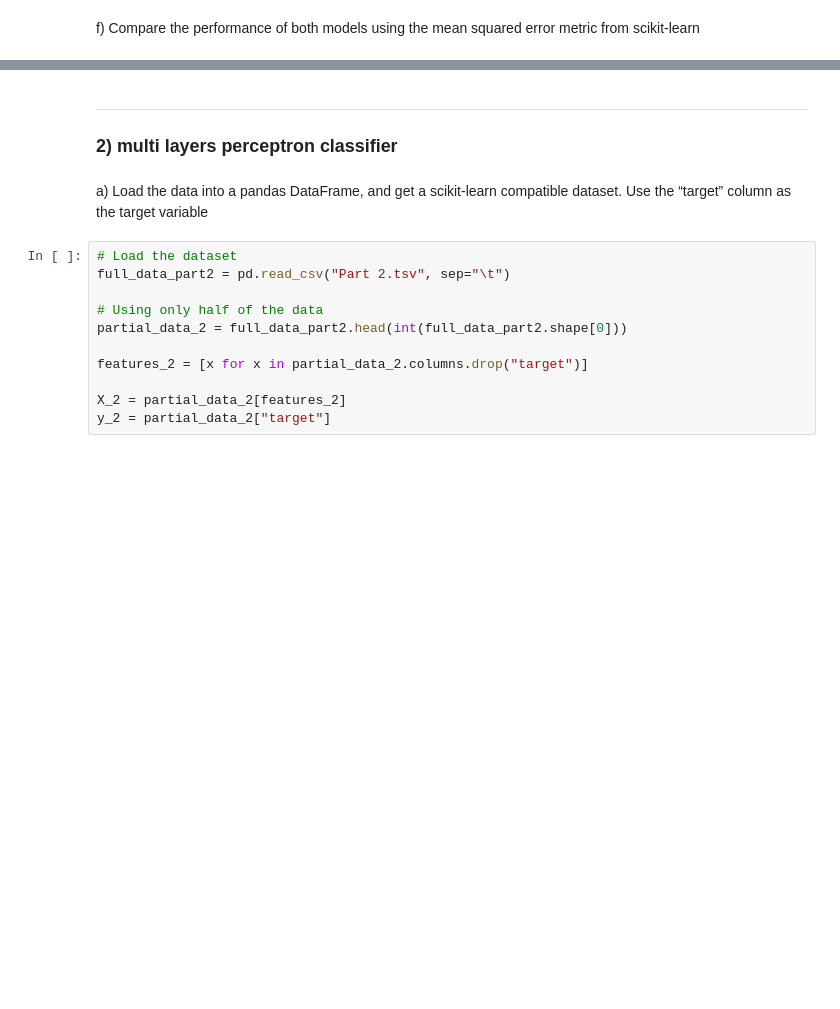
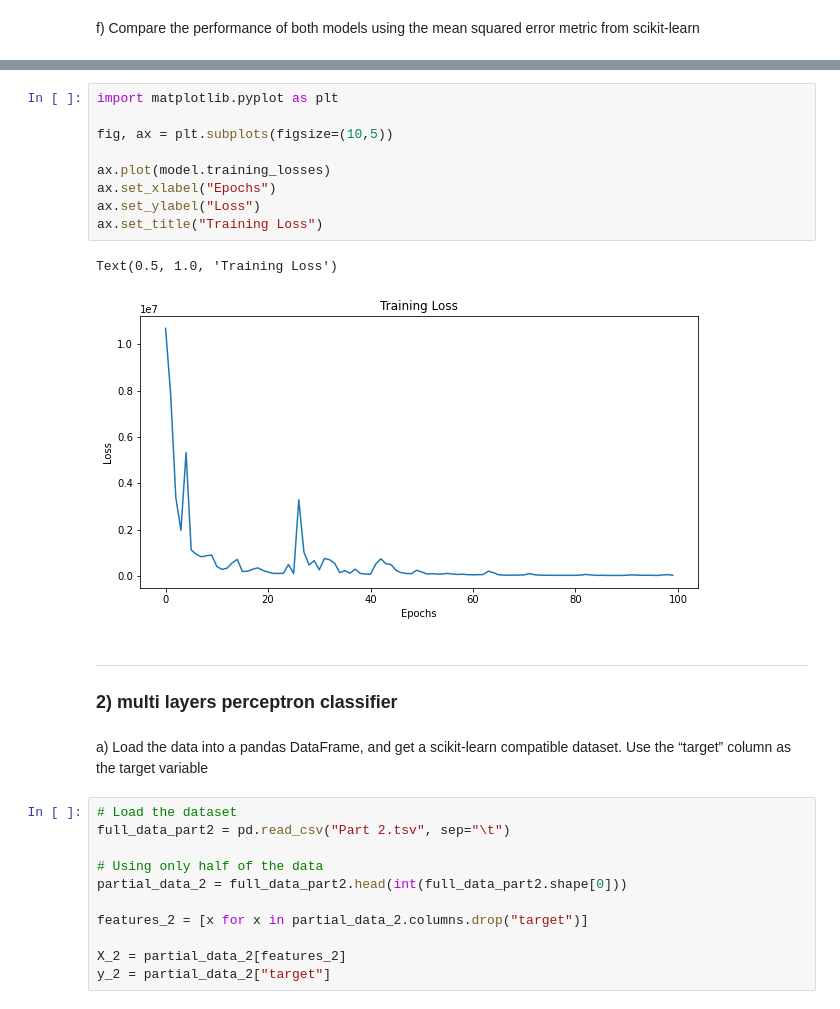
Before and after one commit to GustavoSanches55/NeuralNetAndOthers, a Jupyter notebook: src/506454.ipynb, the cells around one changed output, grey strips where cells are left out. Cells and saved outputs as stored; diff of their text form; blank space fills up the shorter version.

```diff
--- a/src/506454.ipynb
+++ b/src/506454.ipynb
@@ -207,3 +207,15 @@ print(mean_squared_error(y_test, y_pred), mean_squared_error(y_test, y_mlp_pred)
+# %%
+import matplotlib.pyplot as plt
+
+fig, ax = plt.subplots(figsize=(10,5))
+
+ax.plot(model.training_losses)
+ax.set_xlabel("Epochs")
+ax.set_ylabel("Loss")
+ax.set_title("Training Loss")
+# %% [output]
+Text(0.5, 1.0, 'Training Loss')
+[figure, added]
 # %% [markdown]
 <hr>
 
```
Also changed, not shown: parts of 27 cells of this notebook.
